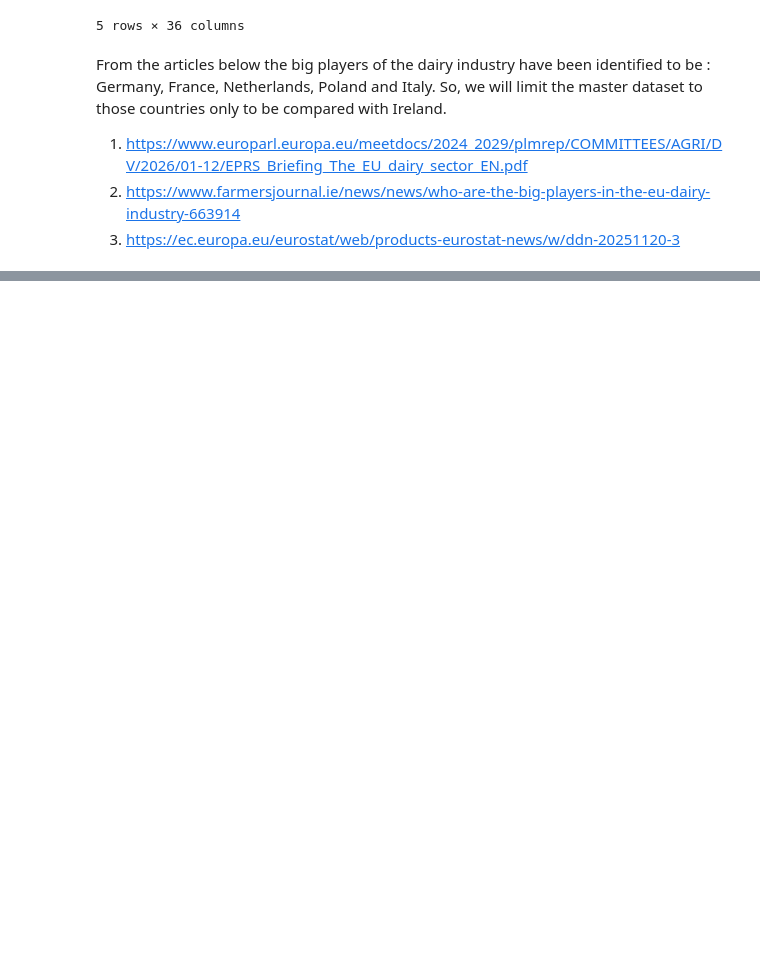
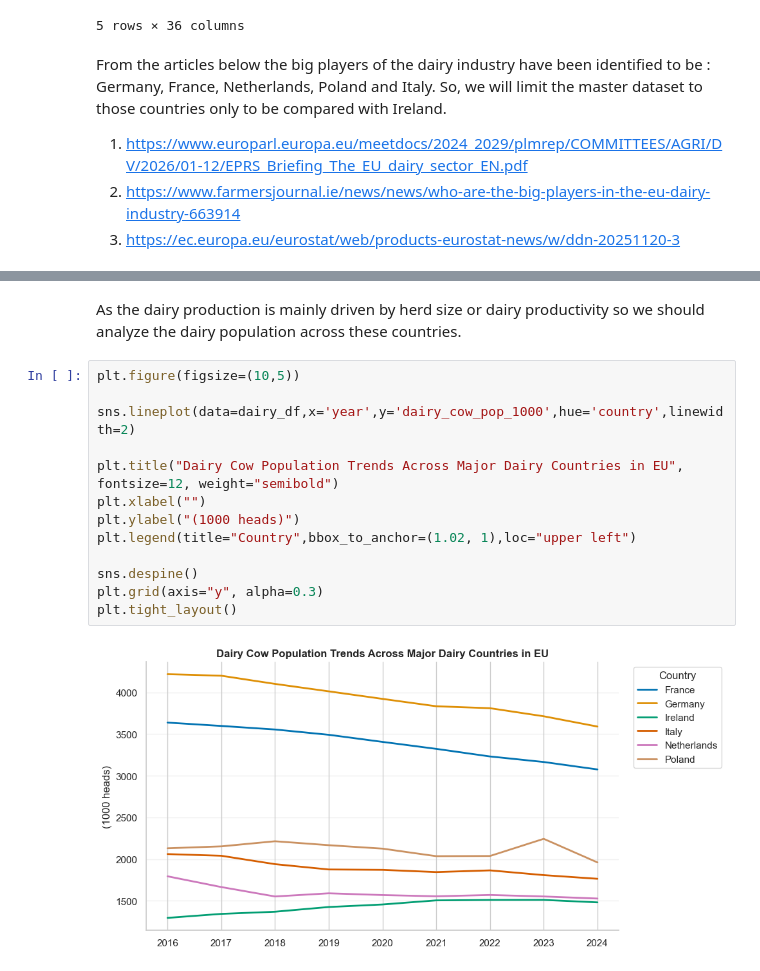
Before and after one commit to alizah-2026006/ca2-dairy-dashboard, a Jupyter notebook: data_prep_notebook.ipynb, the cells around one changed output, grey strips where cells are left out. Cells and saved outputs as stored; diff of their text form; blank space fills up the shorter version.

```diff
--- a/data_prep_notebook.ipynb
+++ b/data_prep_notebook.ipynb
@@ -1329,0 +1429,17 @@ country_summary
+# %% [markdown]
+As the dairy production is mainly driven by herd size or dairy productivity so we should analyze the dairy population across these countries.
+# %%
+plt.figure(figsize=(10,5))
+
+sns.lineplot(data=dairy_df,x='year',y='dairy_cow_pop_1000',hue='country',linewidth=2)
+
+plt.title("Dairy Cow Population Trends Across Major Dairy Countries in EU", fontsize=12, weight="semibold")
+plt.xlabel("")
+plt.ylabel("(1000 heads)")
+plt.legend(title="Country",bbox_to_anchor=(1.02, 1),loc="upper left")
+
+sns.despine()
+plt.grid(axis="y", alpha=0.3)
+plt.tight_layout()
+# %% [output]
+[figure, added]
```
Also changed, not shown: parts of 107 cells of this notebook, 11 other files.
